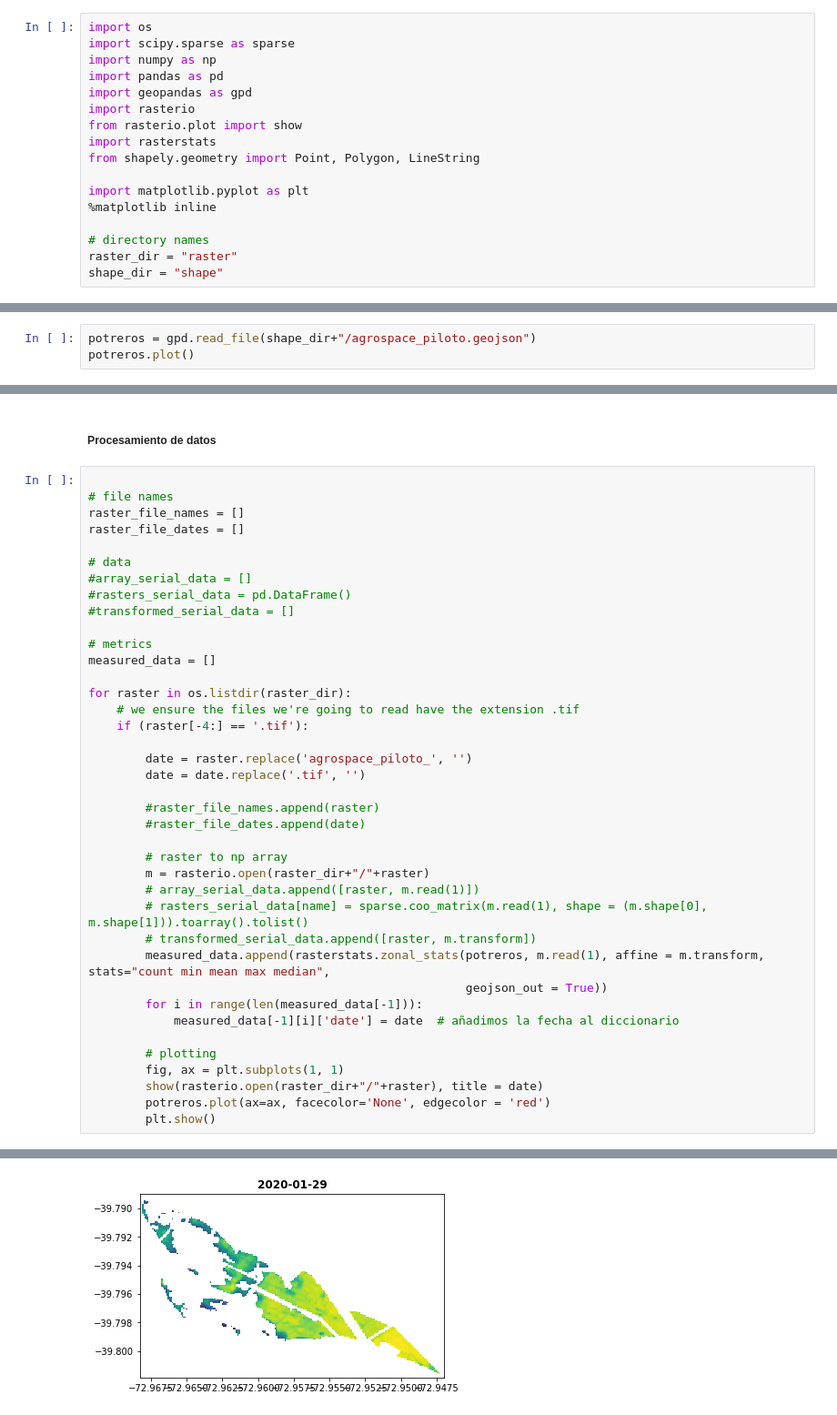
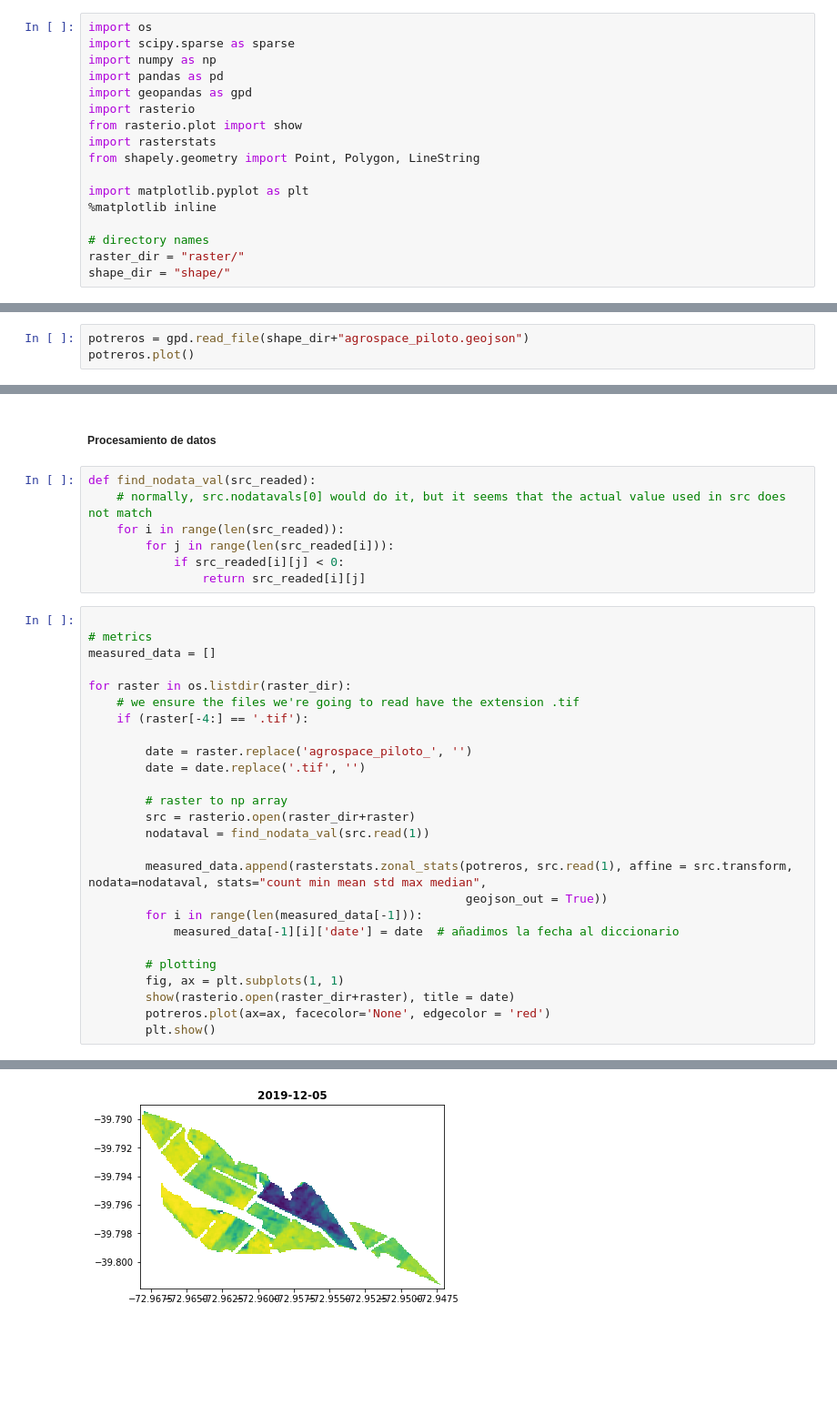
Before and after one commit to Cubolink/intern-test, a Jupyter notebook: project.ipynb, the cells around one changed output, grey strips where cells are left out. Shown at 91% size. Saved outputs shown, nothing was run; the diff lists cells and outputs as text; blank space fills up the shorter version.

Commit message:
Time Series statistics
Calculated some statistics for the time series, and plotted the mean for each potrero.

```diff
--- a/project.ipynb
+++ b/project.ipynb
@@ -13,12 +15,12 @@ import matplotlib.pyplot as plt
 %matplotlib inline
 
 # directory names
-raster_dir = "raster"
-shape_dir = "shape"
+raster_dir = "raster/"
+shape_dir = "shape/"
 # %% [markdown]
 ##### Visualización previa del geojson
 # %%
-potreros = gpd.read_file(shape_dir+"/agrospace_piloto.geojson")
+potreros = gpd.read_file(shape_dir+"agrospace_piloto.geojson")
 potreros.plot()
 # %% [output]
 <AxesSubplot:>
@@ -41,16 +43,14 @@ print(potreros.head())
 4  POLYGON ((-72.96540 -39.79430, -72.96420 -39.7...
 # %% [markdown]
 ##### Procesamiento de datos
+# %%
+def find_nodata_val(src_readed):
+    # normally, src.nodatavals[0] would do it, but it seems that the actual value used in src does not match
+    for i in range(len(src_readed)):
+        for j in range(len(src_readed[i])):
+            if src_readed[i][j] < 0:
+                return src_readed[i][j]
 # %%
-
-# file names
-raster_file_names = []
-raster_file_dates = []
-
-# data
-#array_serial_data = []
-#rasters_serial_data = pd.DataFrame()
-#transformed_serial_data = []
 
 # metrics
 measured_data = []
@@ -62,22 +62,18 @@ for raster in os.listdir(raster_dir):
         date = raster.replace('agrospace_piloto_', '')
         date = date.replace('.tif', '')
 
-        #raster_file_names.append(raster)
-        #raster_file_dates.append(date)
+        # raster to np array
+        src = rasterio.open(raster_dir+raster)
+        nodataval = find_nodata_val(src.read(1))
 
-        # raster to np array
-        m = rasterio.open(raster_dir+"/"+raster)
-        # array_serial_data.append([raster, m.read(1)])
-        # rasters_serial_data[name] = sparse.coo_matrix(m.read(1), shape = (m.shape[0], m.shape[1])).toarray().tolist()
-        # transformed_serial_data.append([raster, m.transform])
-        measured_data.append(rasterstats.zonal_stats(potreros, m.read(1), affine = m.transform, stats="count min mean max median",
+        measured_data.append(rasterstats.zonal_stats(potreros, src.read(1), affine = src.transform, nodata=nodataval, stats="count min mean std max median",
                                                      geojson_out = True))
         for i in range(len(measured_data[-1])):
             measured_data[-1][i]['date'] = date  # añadimos la fecha al diccionario
 
         # plotting
         fig, ax = plt.subplots(1, 1)
-        show(rasterio.open(raster_dir+"/"+raster), title = date)
+        show(rasterio.open(raster_dir+raster), title = date)
         potreros.plot(ax=ax, facecolor='None', edgecolor = 'red')
         plt.show()
 # %% [output]
@@ -93,3 +89,3 @@ for raster in os.listdir(raster_dir):
 <Figure size 432x288 with 0 Axes>
-[figure, old version]
+[figure, new version]
 <Figure size 432x288 with 0 Axes>
```
Also changed, not shown: parts of 8 cells of this notebook.
